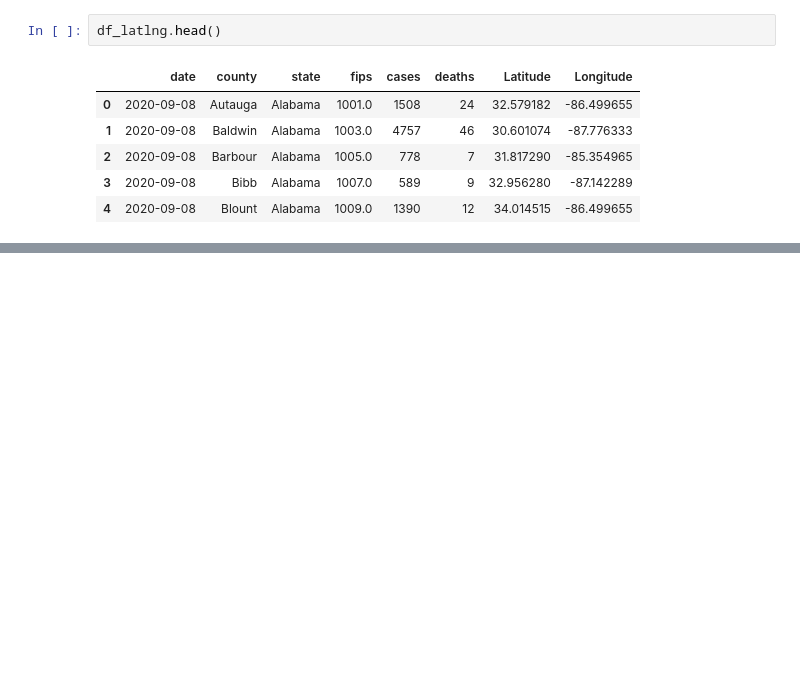
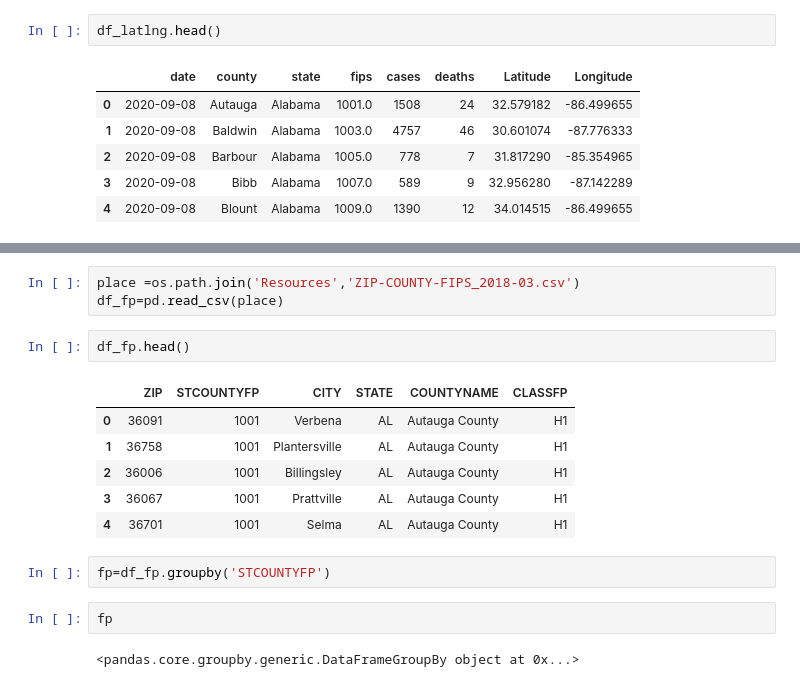
Before and after one commit to Pankaj-gh/Rice-Project-1-G11, a Jupyter notebook: main_script.ipynb, the cells around one changed output, grey strips where cells are left out. Cells and saved outputs as stored; diff of their text form; blank space fills up the shorter version.

```diff
--- a/main_script.ipynb
+++ b/main_script.ipynb
@@ -253,0 +244,18 @@ df_latlng.head()
+# %%
+place =os.path.join('Resources','ZIP-COUNTY-FIPS_2018-03.csv')
+df_fp=pd.read_csv(place)
+# %%
+df_fp.head()
+# %% [output]
+|  | ZIP | STCOUNTYFP | CITY | STATE | COUNTYNAME | CLASSFP |
+| 0 | 36091 | 1001 | Verbena | AL | Autauga County | H1 |
+| 1 | 36758 | 1001 | Plantersville | AL | Autauga County | H1 |
+| 2 | 36006 | 1001 | Billingsley | AL | Autauga County | H1 |
+| 3 | 36067 | 1001 | Prattville | AL | Autauga County | H1 |
+| 4 | 36701 | 1001 | Selma | AL | Autauga County | H1 |
+# %%
+fp=df_fp.groupby('STCOUNTYFP')
+# %%
+fp
+# %% [output]
+<pandas.core.groupby.generic.DataFrameGroupBy object at 0x...>
```
Also changed, not shown: parts of 5 cells of this notebook, 1 other file.
